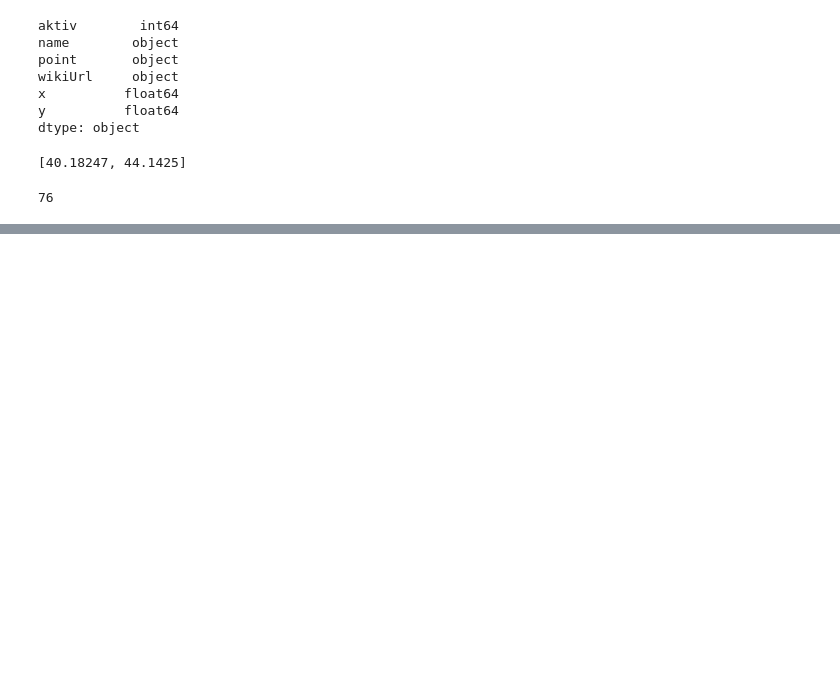
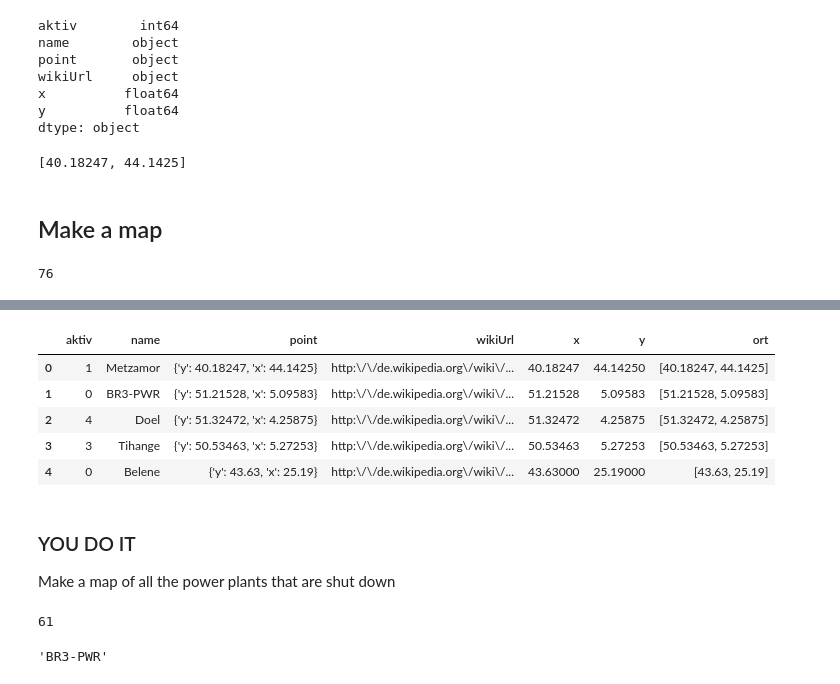
Before and after one commit to P3nny/rocketgirls, a Jupyter notebook: notebooks/06_akws.ipynb, the cells around one changed output, grey strips where cells are left out. Saved outputs shown, nothing was run; the diff lists cells and outputs as text; code cells hidden in the pictures; blank space fills up the shorter version.

```diff
--- a/notebooks/06_akws.ipynb
+++ b/notebooks/06_akws.ipynb
@@ -102,10 +111,12 @@ x          float64
 y          float64
 dtype: object
 # %%
-df['ort'] = df.apply(lambda x: [x.y, x.x], axis=1)
+df['ort'] = df.apply(lambda x: [x.x, x.y], axis=1)
 # %%
 df.ort[0]
 # %% [output]
 [40.18247, 44.1425]
+# %% [markdown]
+## Make a map
 # %%
 import folium
@@ -125,3 +139,15 @@ for location, popup, in zip(locations, names):
 cm
 # %% [output]
 [interactive output not drawn]
+# %%
+df.head()
+# %% [output]
+|  | aktiv | name | point | wikiUrl | x | y | ort |
+| 0 | 1 | Metzamor | {'y': 40.18247, 'x': 44.1425} | http:\/\/de.wikipedia.org\/wiki\/... | 40.18247 | 44.14250 | [40.18247, 44.1425] |
+| 1 | 0 | BR3-PWR | {'y': 51.21528, 'x': 5.09583} | http:\/\/de.wikipedia.org\/wiki\/... | 51.21528 | 5.09583 | [51.21528, 5.09583] |
+| 2 | 4 | Doel | {'y': 51.32472, 'x': 4.25875} | http:\/\/de.wikipedia.org\/wiki\/... | 51.32472 | 4.25875 | [51.32472, 4.25875] |
+| 3 | 3 | Tihange | {'y': 50.53463, 'x': 5.27253} | http:\/\/de.wikipedia.org\/wiki\/... | 50.53463 | 5.27253 | [50.53463, 5.27253] |
+| 4 | 0 | Belene | {'y': 43.63, 'x': 25.19} | http:\/\/de.wikipedia.org\/wiki\/... | 43.63000 | 25.19000 | [43.63, 25.19] |
+# %% [markdown]
+### YOU DO IT
+Make a map of all the power plants that are shut down
@@ -127,0 +157,5 @@ cm
+# %%
+locations0 = df0.ort
+len(locations)
+# %% [output]
+61
@@ -127,0 +164,4 @@ cm
+# %%
+names0[0]
+# %% [output]
+'BR3-PWR'
```
Also changed, not shown: parts of 20 cells of this notebook.
